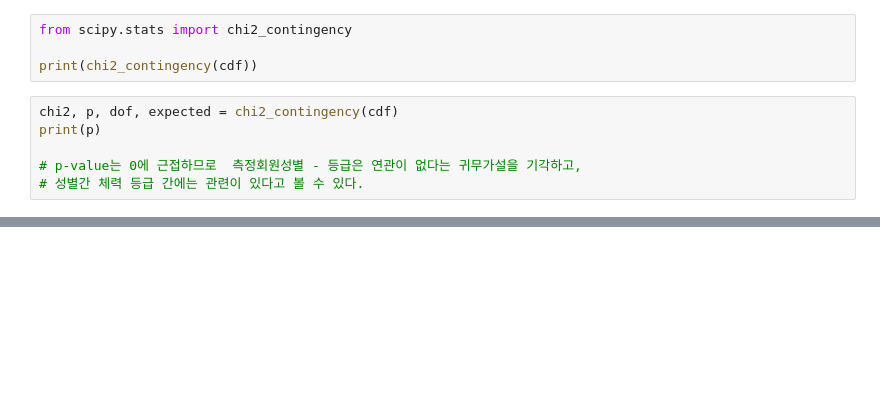
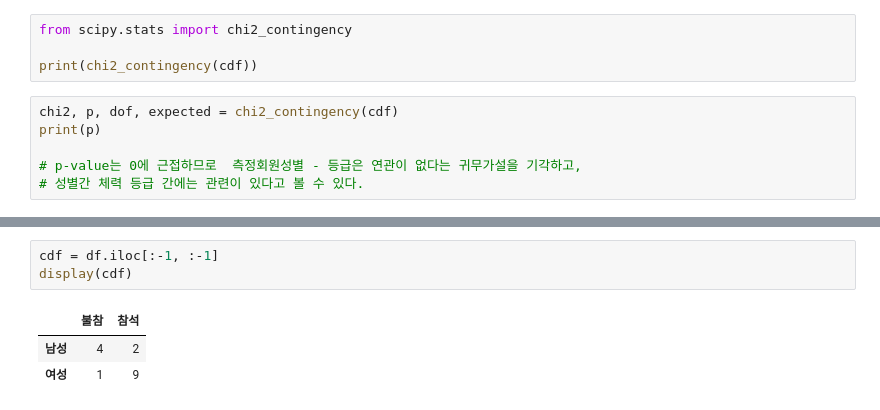
Before and after one commit to plumwiserim/ML-Study-for-license, a Jupyter notebook: 31.ipynb, the cells around one changed output, grey strips where cells are left out. Drawn from its saved outputs; the diff is of its cells as text; blank space fills up the shorter version.

```diff
--- a/31.ipynb
+++ b/31.ipynb
@@ -315,0 +326,7 @@ print(p)
+# %%
+cdf = df.iloc[:-1, :-1]
+display(cdf)
+# %% [output]
+|  | 불참 | 참석 |
+| 남성 | 4 | 2 |
+| 여성 | 1 | 9 |
```
Also changed, not shown: parts of 2 cells of this notebook.
